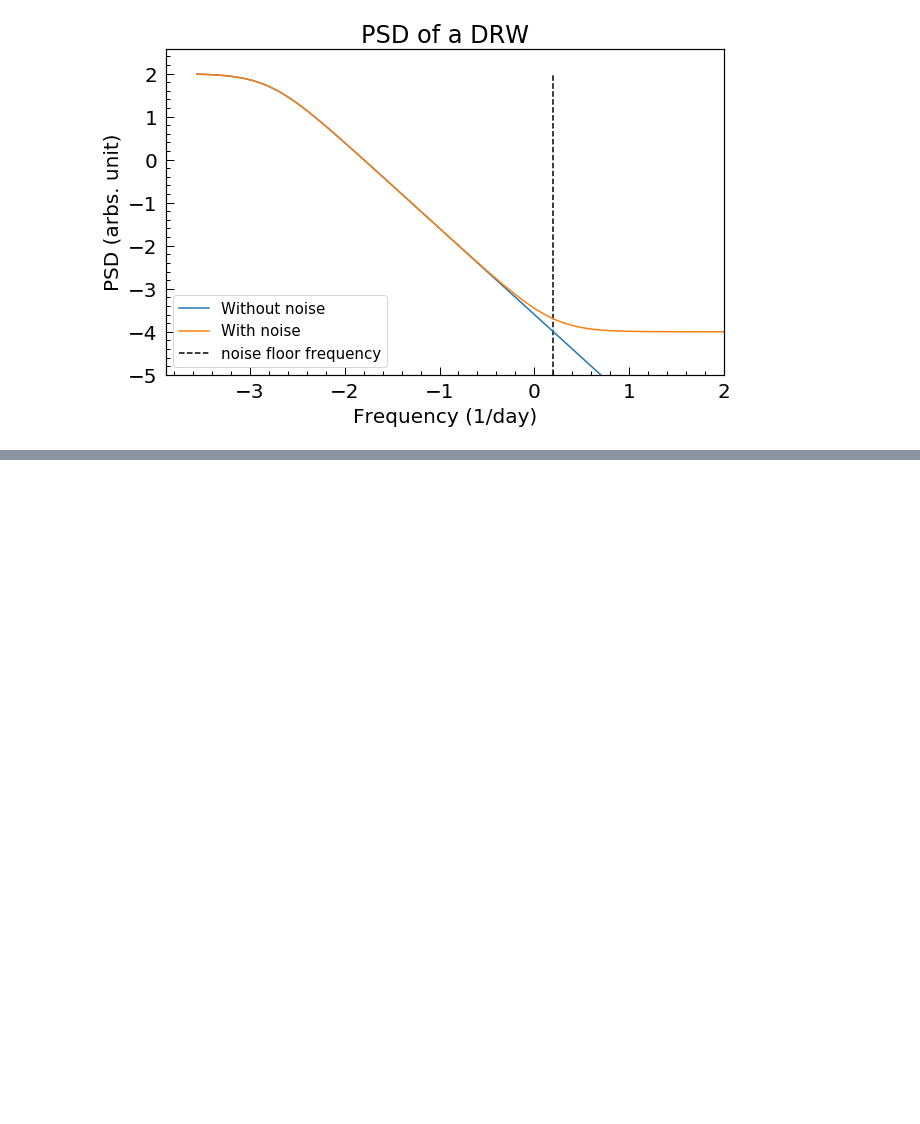
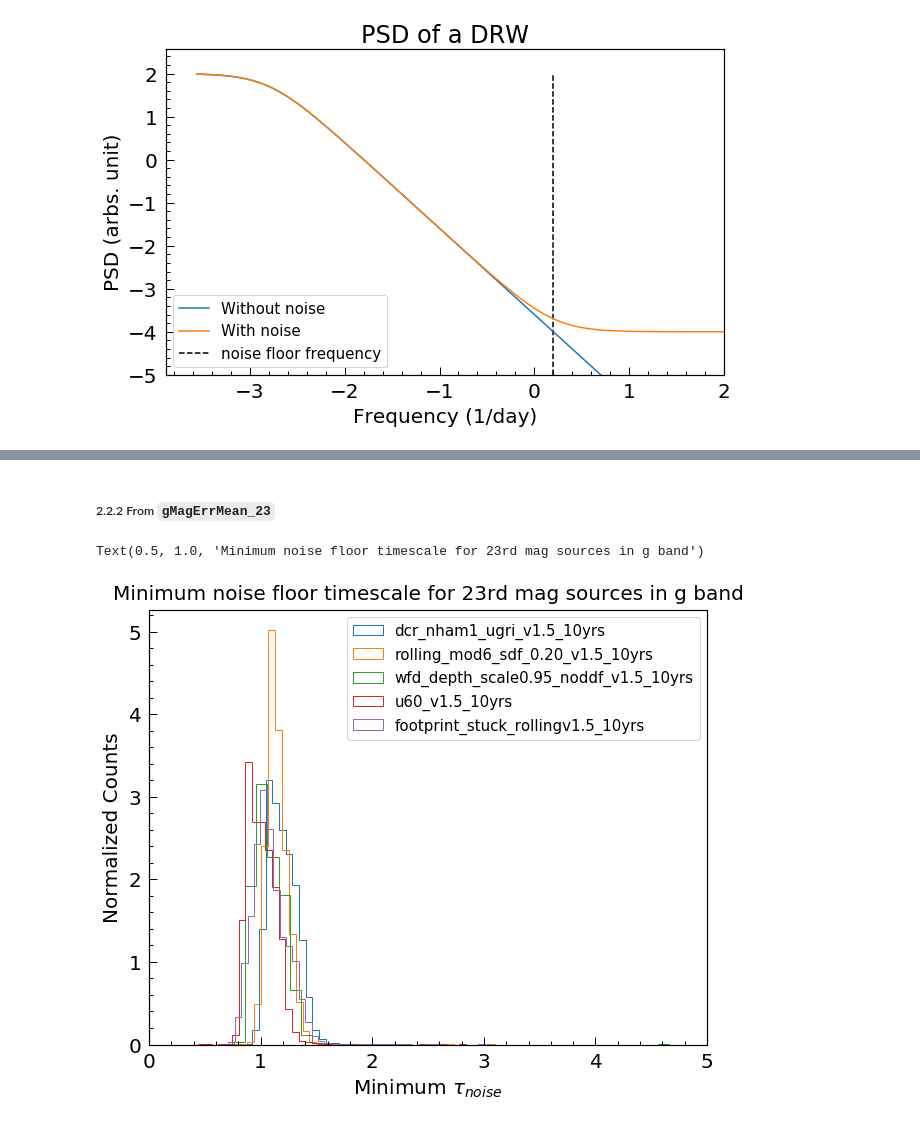
Before and after one commit to RichardsGroup/LSST_OpSim, a Jupyter notebook: contrib/06_YuNoiseFloor.ipynb, the cells around one changed output, grey strips where cells are left out. Cells and saved outputs as stored; diff of their text form; code cells hidden in the pictures; blank space fills up the shorter version.

```diff
--- a/contrib/06_YuNoiseFloor.ipynb
+++ b/contrib/06_YuNoiseFloor.ipynb
@@ -222,0 +268,17 @@ You can also check what OpSims are available in the directory. We suggest saving
+# %% [markdown]
+##### 2.2.2 From `gMagErrMean_23`
+# %%
+fig = plt.figure(figsize=(10,8))
+for runName in runNames[:5]:
+    mask = bundleDicts[runName][(2, 'gMagErrMean_23')].metricValues.mask
+    data = bundleDicts[runName][(2, 'gMagErrMean_23')].metricValues.data[~mask]
+    tau_noise = 19.87*data
+    plt.hist(tau_noise, bins=40, histtype='step', label=runName, density=True)
+plt.xlim(0,5)
+plt.legend(fontsize=15)
+plt.xlabel('Minimum $\\tau_{noise}$')
+plt.ylabel('Normalized Counts')
+plt.title('Minimum noise floor timescale for 23rd mag sources in g band', fontsize=20, pad=10)
+# %% [output]
+Text(0.5, 1.0, 'Minimum noise floor timescale for 23rd mag sources in g band')
+[figure, added]
```
Also changed, not shown: parts of 19 cells of this notebook.
